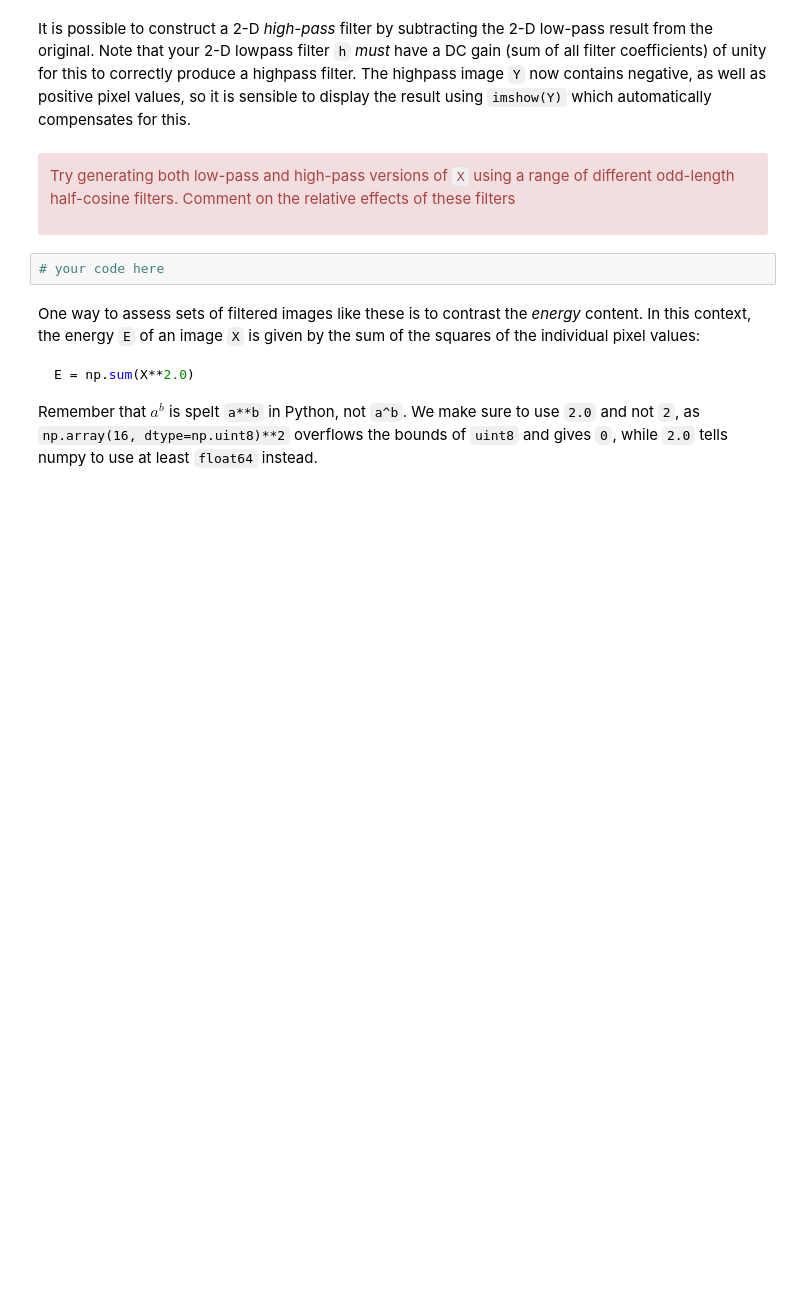
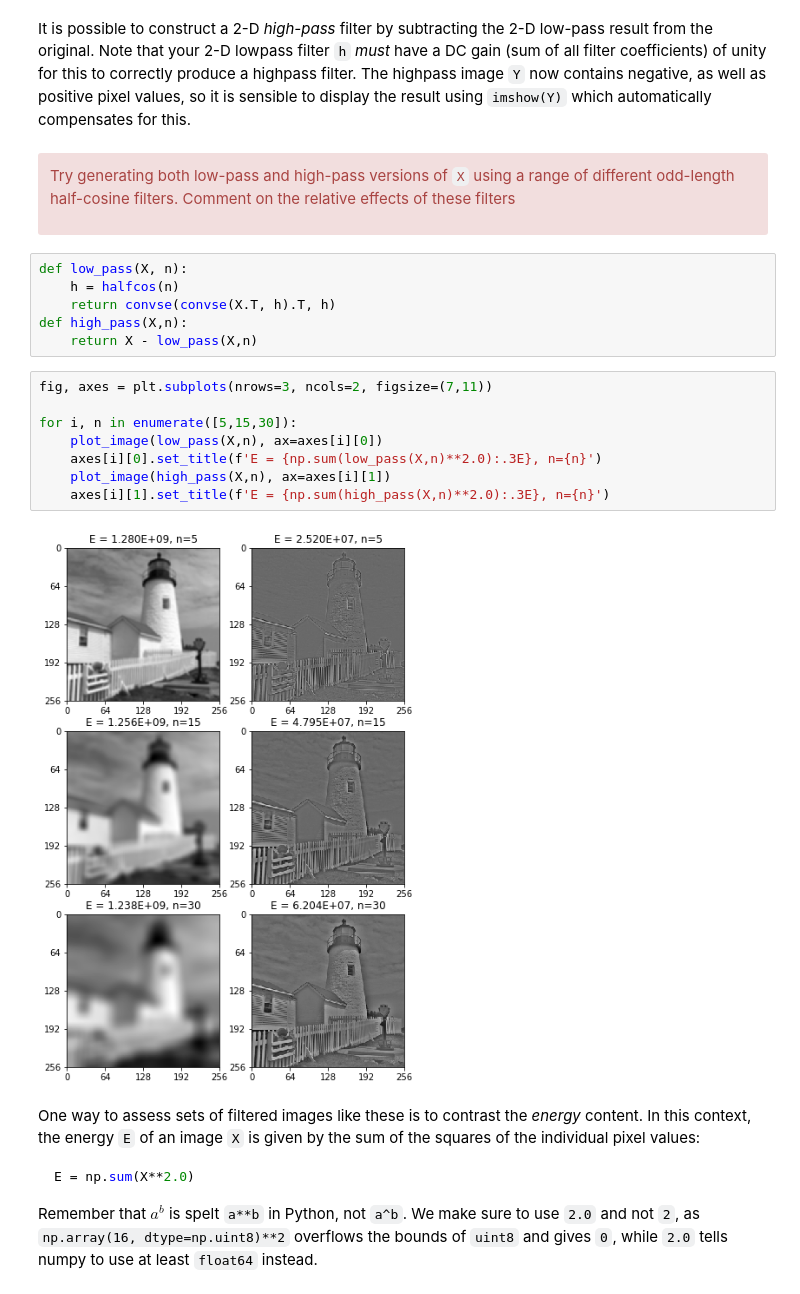
Before and after one commit to barkermrl/ImageProcessing, a Jupyter notebook: 5-simple-image-filtering.ipynb, the cells around one changed output. Cells and saved outputs as stored; diff of their text form; blank space fills up the shorter version.

````diff
--- a/5-simple-image-filtering.ipynb
+++ b/5-simple-image-filtering.ipynb
@@ -201,8 +231,22 @@ pixel values, so it is sensible to display the result using `imshow(Y)` which au
 Try generating both low-pass and high-pass versions of `X` using a range of different odd-length half-cosine filters. Comment on the relative effects of these filters
 
 </div>
-# %%
-# your code here
+# %%
+def low_pass(X, n):
+    h = halfcos(n)
+    return convse(convse(X.T, h).T, h)
+def high_pass(X,n):
+    return X - low_pass(X,n)
+# %%
+fig, axes = plt.subplots(nrows=3, ncols=2, figsize=(7,11))
+
+for i, n in enumerate([5,15,30]):
+    plot_image(low_pass(X,n), ax=axes[i][0])
+    axes[i][0].set_title(f'E = {np.sum(low_pass(X,n)**2.0):.3E}, n={n}')
+    plot_image(high_pass(X,n), ax=axes[i][1])
+    axes[i][1].set_title(f'E = {np.sum(high_pass(X,n)**2.0):.3E}, n={n}')
+# %% [output]
+[figure, added]
 # %% [markdown]
 One way to assess sets of filtered images like these is to contrast the *energy* content. In this context, the energy `E` of an image `X` is given by the sum of the squares of the individual pixel values:
 ```python
````
Also changed, not shown: parts of 7 cells of this notebook, 1 other file.
